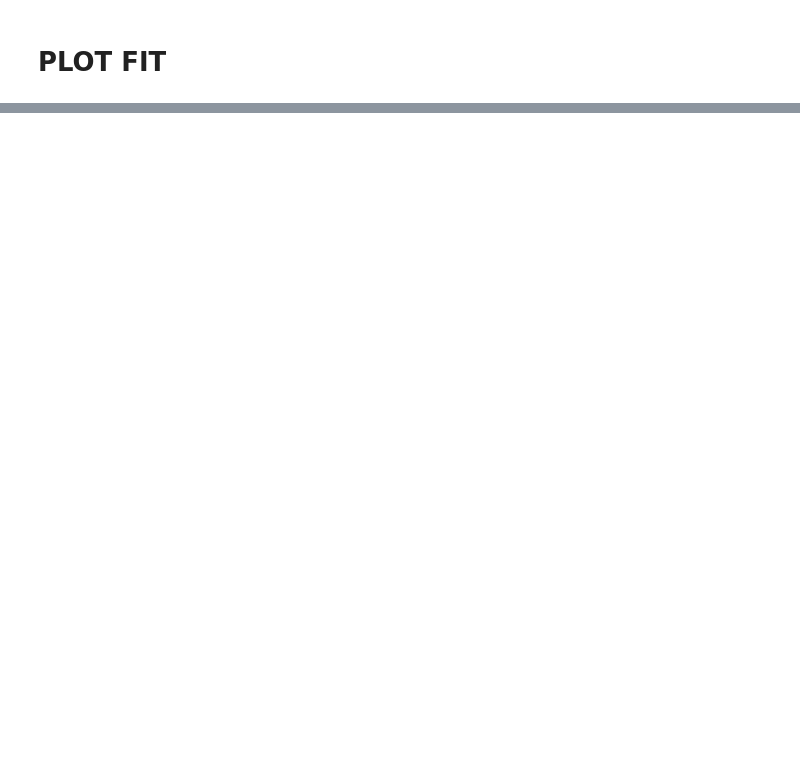
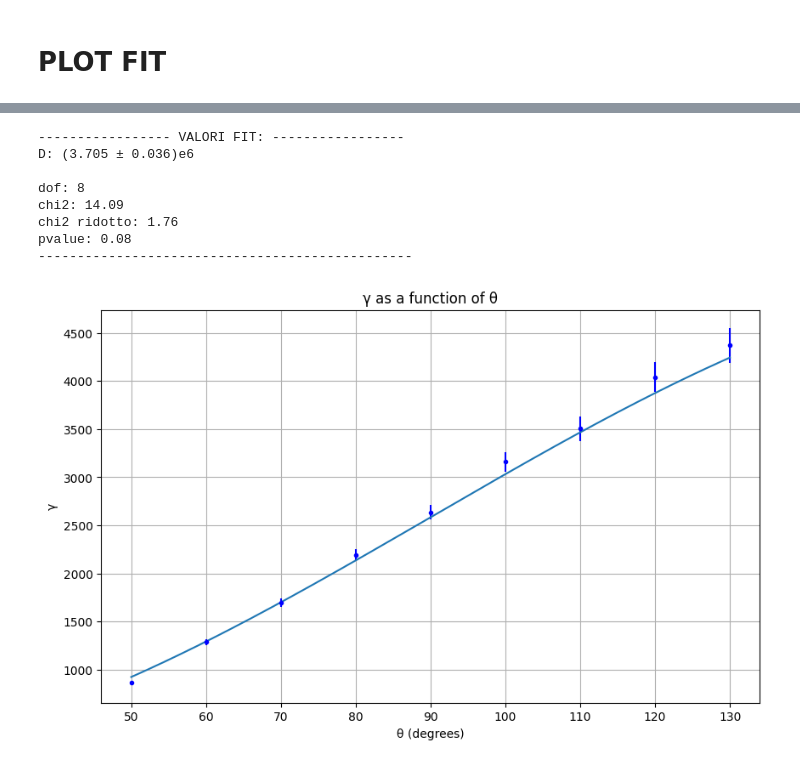
Before and after one commit to chiara22codini/LaboratorioBiofisica, a Jupyter notebook: SCATTERING/R_function_of_teta.ipynb, the cells around one changed output, grey strips where cells are left out. Drawn from its saved outputs; the diff is of its cells as text; code cells hidden in the pictures; blank space fills up the shorter version.

```diff
--- a/SCATTERING/R_function_of_teta.ipynb
+++ b/SCATTERING/R_function_of_teta.ipynb
@@ -27,3 +32,10 @@ for θ in TETA:
+# %%
+# Constants
+n = 1.33
+η = 10**-9  # g/(nm*s)
+λ = 633  # nm
+T = 293  # K
+KB = 1.3806e-2  # g (nm)^2 / s K
 # %%
 # plot row data
 
@@ -36,12 +48,12 @@ fig.update_layout(
 	yaxis_title="g<sup>2</sup>(τ)",
 	xaxis_title="t (ms)",
 	title='g<sup>2</sup>(τ) vs t',
-	xaxis=dict(range=[np.log10(0.1), np.log10(10)]),
+	xaxis=dict(range=[np.log10(0.0001), np.log10(0.01)]),
 	# yaxis=dict(range=[0, 0.06])
 )
 
 for θ in data.keys():
-	fig.add_trace(go.Scatter(x=data[θ]['x'], y=data[θ]['y'], mode='markers', name=f'θ={θ}°',error_y=dict(
+	fig.add_trace(go.Scatter(x=data[θ]['t'], y=data[θ]['g'], mode='markers', name=f'θ={θ}°',error_y=dict(
 			type='constant',
 			value=0.001,
 			color='black',
@@ -73,10 +103,10 @@ colors = px.colors.qualitative.D3
 
 fig = go.Figure()
 for i,θ in enumerate(data.keys()):
-    x = data[θ]['x']
-    y = data[θ]['y']
+    x = data[θ]['t']
+    y = data[θ]['g']
     γ = data[θ]['gamma']
-    sigmay = data[θ]['sigmay']
+    sigmay = data[θ]['sigmag']
     X,Y = data[θ]['fit'].draw()
 
     # plt.plot(X,Y)
@@ -85,7 +115,7 @@ for i,θ in enumerate(data.keys()):
 
     fig.add_trace(go.Scatter(x=X, y=Y, mode='lines',line_color=colors[i], showlegend=False))
 
-    fig.add_trace(go.Scatter(x=data[θ]['x'], y=data[θ]['y'], mode='markers', name=f'θ={θ}°',
+    fig.add_trace(go.Scatter(x=x,y=y, mode='markers', name=f'θ={θ}°',
         marker=dict(color = colors[i]),
         error_y=dict(
 			type='constant',
@@ -98,9 +128,9 @@ for i,θ in enumerate(data.keys()):
 fig.update_layout(
         xaxis_type="log",
         yaxis_title="g<sup>2</sup>(τ)",
-        xaxis_title="t (ms)",
+        xaxis_title="t (s)",
         title='g<sup>2</sup>(τ) vs t',
-        xaxis=dict(range=[np.log10(0.1), np.log10(10)]),
+        xaxis=dict(range=[np.log10(0.0001), np.log10(0.010)]),
         width=800,
         height=600,
         # yaxis=dict(range=[0, 0.06])
@@ -108,0 +157,31 @@ fig.show()
+# %%
+plt.figure(figsize=(10, 6))
+plt.errorbar(TETA, GAMMA,yerr=sigmaGAMMA, marker='.', linestyle='None', color='b')
+plt.xlabel('θ (degrees)')
+plt.ylabel('γ')
+plt.title('γ as a function of θ')
+plt.grid(True)
+
+
+# fit gamma teta
+
+def gamma_2DQ2(θ,D):
+    theta = np.deg2rad(θ)
+    return 2*D*16*(np.pi**2)*(n**2)*np.sin(theta/2)**2/(λ**2)
+
+gammatetafit = Interpolazione(TETA, GAMMA, sigmaGAMMA, gamma_2DQ2, [0.05],['D'])
+print(gammatetafit)
+
+plt.plot(gammatetafit.draw()[0],gammatetafit.draw()[1])
+
+plt.show()
+# %% [output]
+----------------- VALORI FIT: -----------------
+D: (3.705 ± 0.036)e6
+
+dof: 8
+chi2: 14.09
+chi2 ridotto: 1.76
+pvalue: 0.08
+------------------------------------------------
+[figure, added]
```
Also changed, not shown: parts of 4 cells of this notebook.
